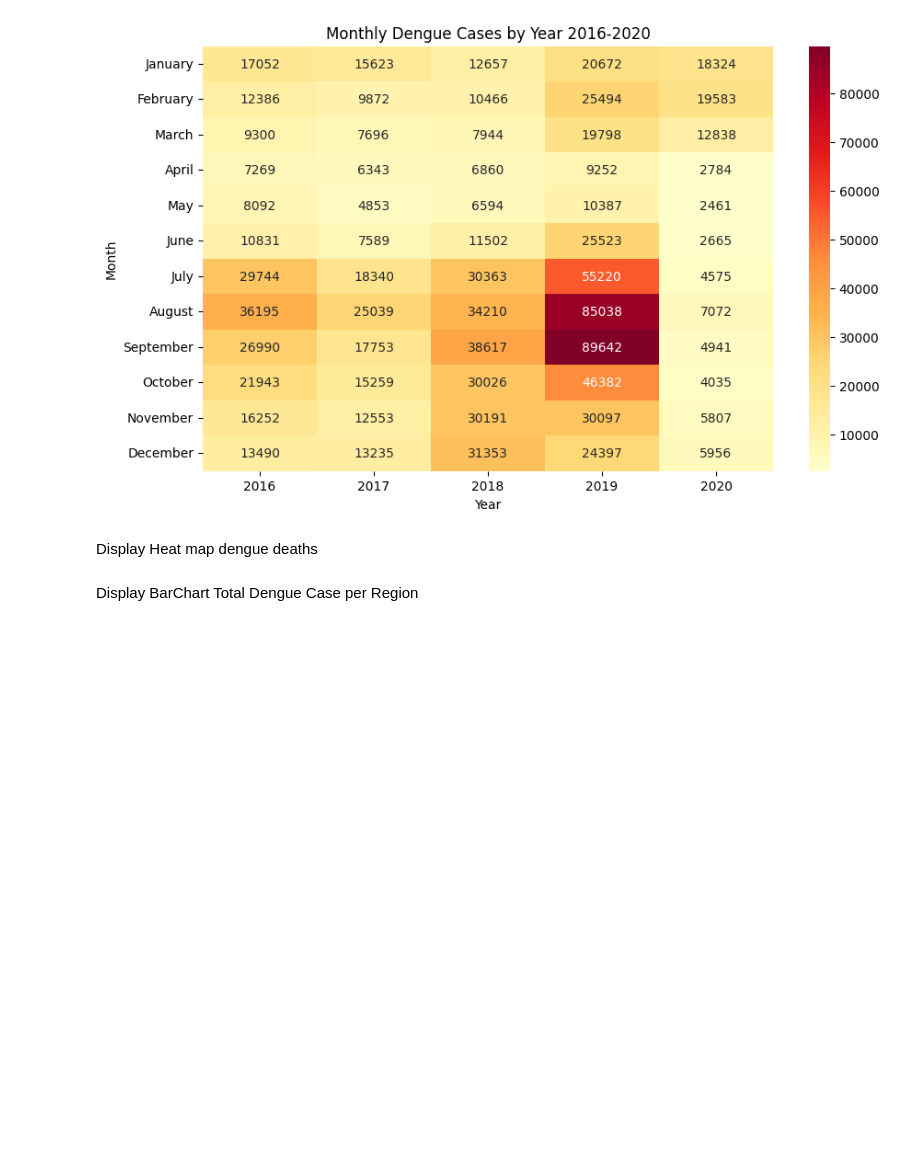
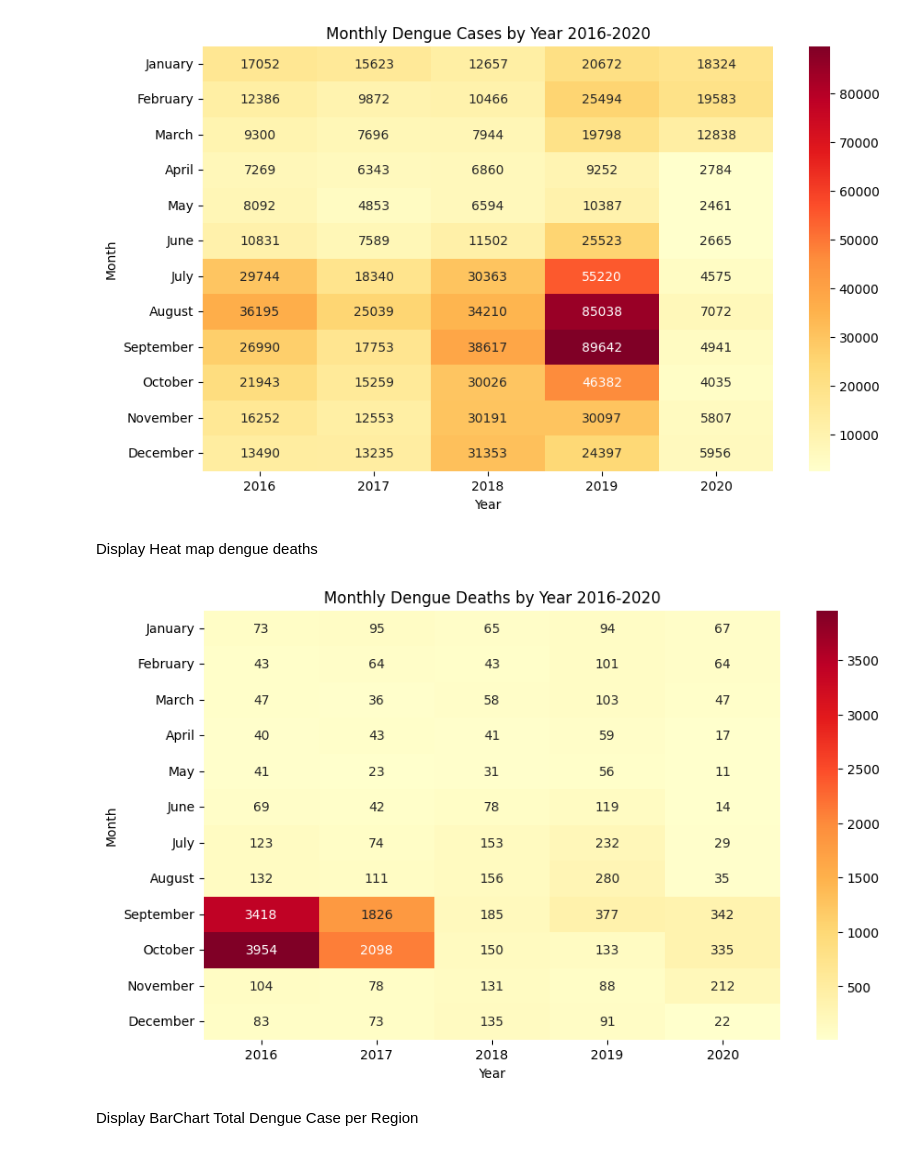
Before and after one commit to dambear/ITBA3203-PROJECT, a Jupyter notebook: dengue.ipynb, the cells around one changed output. Drawn from its saved outputs; the diff is of its cells as text; code cells hidden in the pictures; blank space fills up the shorter version.

Commit message:
heatmap dengue deaths

```diff
--- a/dengue.ipynb
+++ b/dengue.ipynb
@@ -128,6 +128,26 @@ plt.show()
 [figure]
 # %% [markdown]
 Display Heat map dengue deaths
+# %%
+# Define the custom month order
+month_order = ['January', 'February', 'March', 'April', 'May', 'June', 'July', 'August', 'September', 'October',
+               'November', 'December']
+
+# Pivot the data to create a matrix of monthly dengue cases by year
+pivot_table = data.pivot_table(values='Dengue_Deaths', index='Month', columns='Year', aggfunc='sum')
+pivot_table = pivot_table.reindex(month_order)  # Reorder the rows based on the custom month order
+
+# Create the heatmap
+plt.figure(figsize=(10, 6))
+sns.heatmap(pivot_table, cmap='YlOrRd', annot=True, fmt='g', cbar=True)
+plt.xlabel('Year')
+plt.ylabel('Month')
+plt.title('Monthly Dengue Deaths by Year 2016-2020')
+
+# Show the plot
+plt.show()
+# %% [output]
+[figure, added]
 # %% [markdown]
 Display BarChart Total Dengue Case per Region
 # %% [markdown]
```
Also changed, not shown: parts of 2 cells of this notebook.
